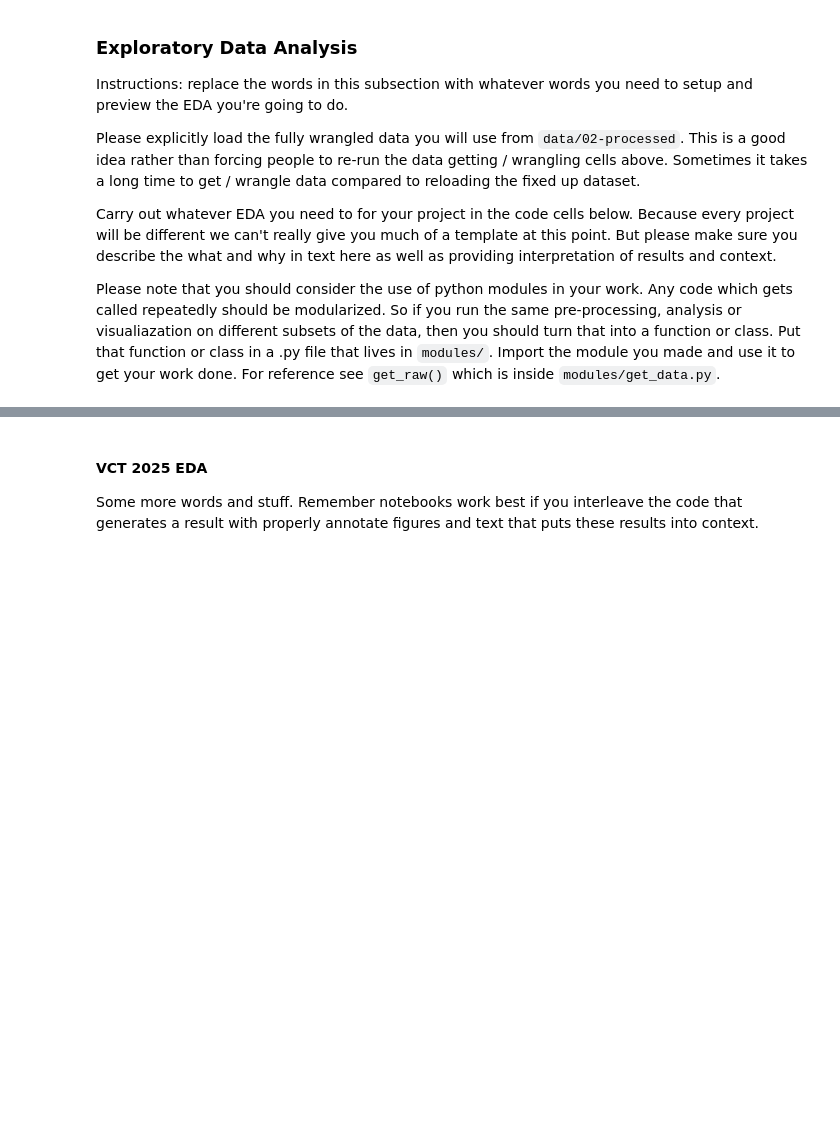
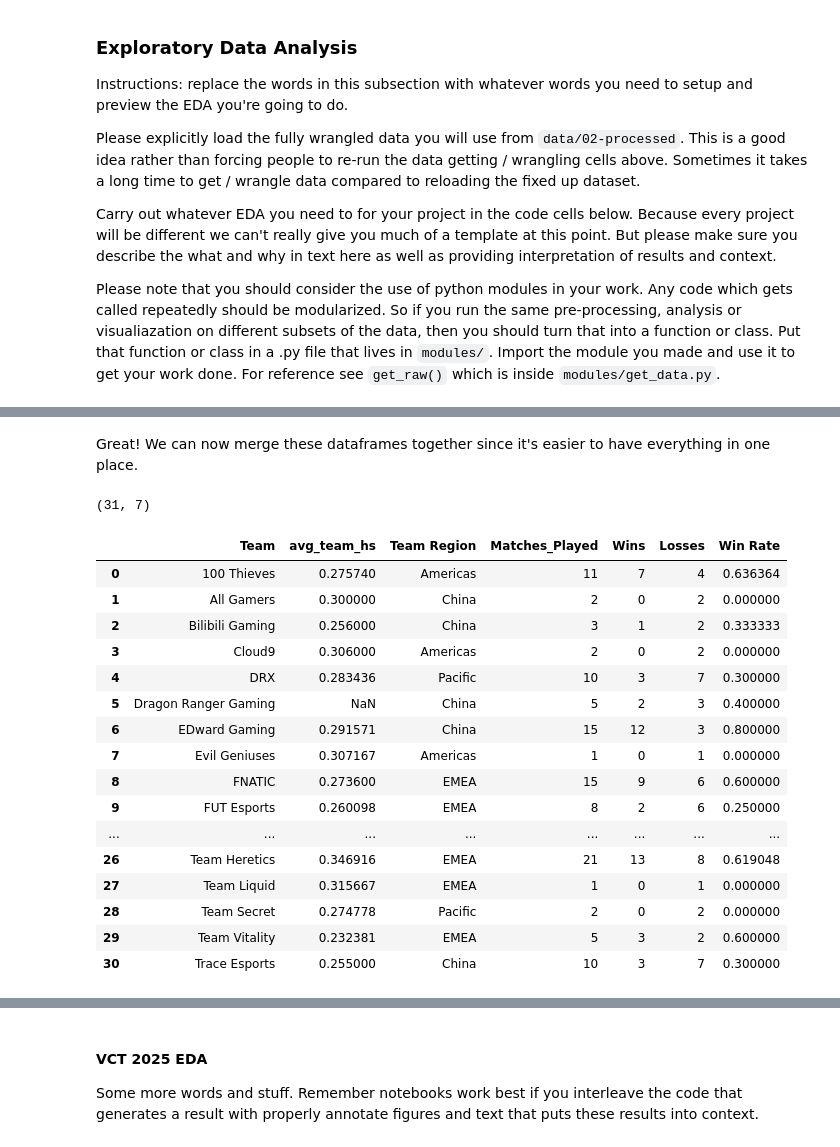
Before and after one commit to keil4ni/vct-2024-analysis, a Jupyter notebook: 02-EDACheckpoint.ipynb, the cells around one changed output, grey strips where cells are left out. Saved outputs shown, nothing was run; the diff lists cells and outputs as text; code cells hidden in the pictures; blank space fills up the shorter version.

```diff
--- a/02-EDACheckpoint.ipynb
+++ b/02-EDACheckpoint.ipynb
@@ -790,0 +1561,26 @@ team_region_map = {
+# %% [markdown]
+Great! We can now merge these dataframes together since it's easier to have everything in one place.
+# %%
+playoffs_teams_merged = pd.merge(playoffs_overview, team_record, on = 'Team', how = 'inner')
+
+print(playoffs_teams_merged.shape)
+playoffs_teams_merged
+# %% [output]
+(31, 7)
+|  | Team | avg_team_hs | Team Region | Matches_Played | Wins | Losses | Win Rate |
+| 0 | 100 Thieves | 0.275740 | Americas | 11 | 7 | 4 | 0.636364 |
+| 1 | All Gamers | 0.300000 | China | 2 | 0 | 2 | 0.000000 |
+| 2 | Bilibili Gaming | 0.256000 | China | 3 | 1 | 2 | 0.333333 |
+| 3 | Cloud9 | 0.306000 | Americas | 2 | 0 | 2 | 0.000000 |
+| 4 | DRX | 0.283436 | Pacific | 10 | 3 | 7 | 0.300000 |
+| 5 | Dragon Ranger Gaming | NaN | China | 5 | 2 | 3 | 0.400000 |
+| 6 | EDward Gaming | 0.291571 | China | 15 | 12 | 3 | 0.800000 |
+| 7 | Evil Geniuses | 0.307167 | Americas | 1 | 0 | 1 | 0.000000 |
+| 8 | FNATIC | 0.273600 | EMEA | 15 | 9 | 6 | 0.600000 |
+| 9 | FUT Esports | 0.260098 | EMEA | 8 | 2 | 6 | 0.250000 |
+| ... | ... | ... | ... | ... | ... | ... | ... |
+| 26 | Team Heretics | 0.346916 | EMEA | 21 | 13 | 8 | 0.619048 |
+| 27 | Team Liquid | 0.315667 | EMEA | 1 | 0 | 1 | 0.000000 |
+| 28 | Team Secret | 0.274778 | Pacific | 2 | 0 | 2 | 0.000000 |
+| 29 | Team Vitality | 0.232381 | EMEA | 5 | 3 | 2 | 0.600000 |
+| 30 | Trace Esports | 0.255000 | China | 10 | 3 | 7 | 0.300000 |
```
Also changed, not shown: parts of 115 cells of this notebook.
